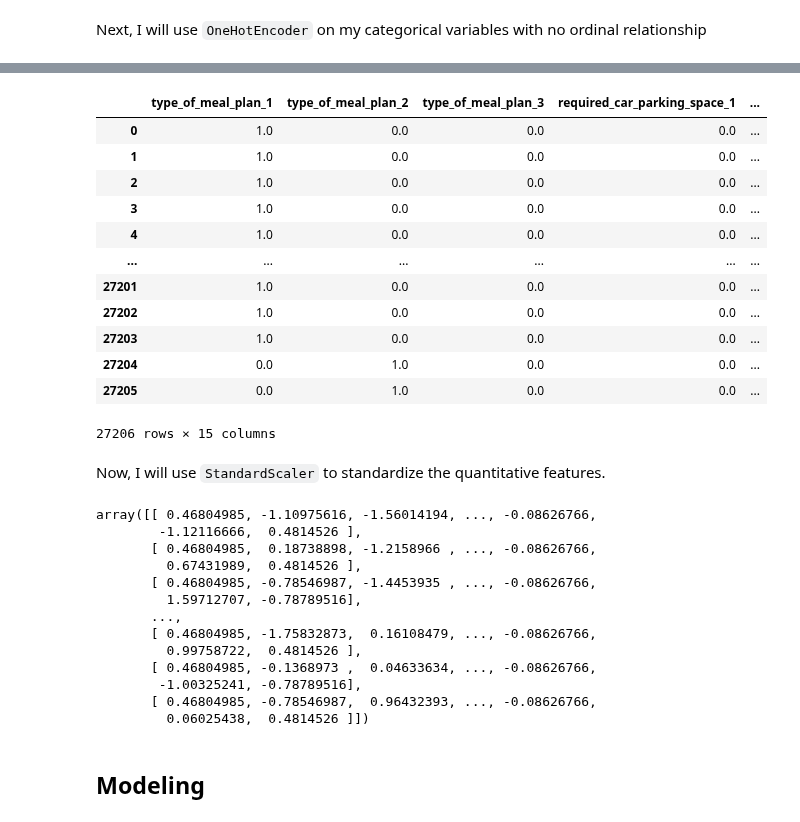
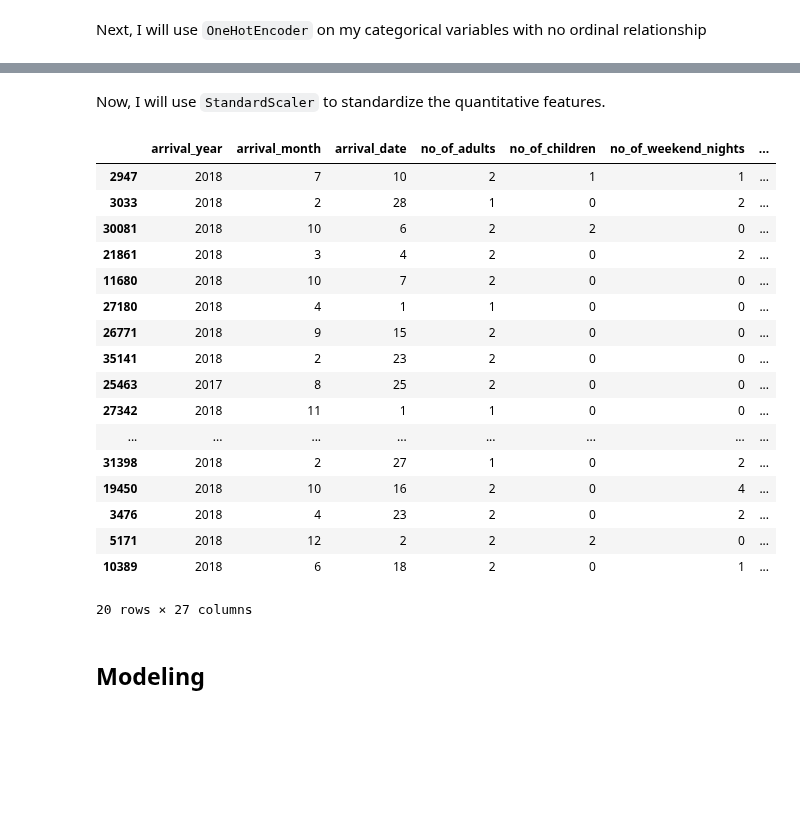
Before and after one commit to scarlettvalentin/hotel_reservations_project, a Jupyter notebook: notebook.ipynb, the cells around one changed output, grey strips where cells are left out. Saved outputs shown, nothing was run; the diff lists cells and outputs as text; code cells hidden in the pictures; blank space fills up the shorter version.

Commit message:
transform data with standard scaler

```diff
--- a/notebook.ipynb
+++ b/notebook.ipynb
@@ -234,63 +230,65 @@ ohe.fit_transform(categorical_train)
 ohe.transform(categorical_test)
 
 # Create new dataframes with One Hot Encoded columns
-categorical_train_ohe = pd.DataFrame(data = ohe.transform(categorical_train),
-                                    columns = ohe.get_feature_names_out())
+categorical_train_ohe = pd.DataFrame(data=ohe.transform(categorical_train),
+                                    columns=ohe.get_feature_names_out(),
+                                    index=categorical_train.index)
 
-categorical_test_ohe = pd.DataFrame(data = ohe.transform(categorical_test))
+categorical_test_ohe = pd.DataFrame(data=ohe.transform(categorical_test),
+                                   columns=ohe.get_feature_names_out(),
+                                   index=categorical_test.index)
-# %%
-categorical_train_ohe
-# %% [output]
-|  | type_of_meal_plan_1 | type_of_meal_plan_2 | type_of_meal_plan_3 | required_car_parking_space_1 | ... |
-| 0 | 1.0 | 0.0 | 0.0 | 0.0 | ... |
-| 1 | 1.0 | 0.0 | 0.0 | 0.0 | ... |
-| 2 | 1.0 | 0.0 | 0.0 | 0.0 | ... |
-| 3 | 1.0 | 0.0 | 0.0 | 0.0 | ... |
-| 4 | 1.0 | 0.0 | 0.0 | 0.0 | ... |
-| ... | ... | ... | ... | ... | ... |
-| 27201 | 1.0 | 0.0 | 0.0 | 0.0 | ... |
-| 27202 | 1.0 | 0.0 | 0.0 | 0.0 | ... |
-| 27203 | 1.0 | 0.0 | 0.0 | 0.0 | ... |
-| 27204 | 0.0 | 1.0 | 0.0 | 0.0 | ... |
-| 27205 | 0.0 | 1.0 | 0.0 | 0.0 | ... |
-27206 rows × 15 columns
 # %% [markdown]
 Now, I will use `StandardScaler` to standardize the quantitative features.
 # %%
 # Initialize the scaler
 scaler = StandardScaler()
 
-# Remove categorical features from dataset for now
-X_train = X_train[['arrival_year', 'arrival_month', 'arrival_date','no_of_adults', 'no_of_children',
+# Create dataframe with only quantitative variables
+quant_train = X_train[['arrival_year', 'arrival_month', 'arrival_date','no_of_adults', 'no_of_children',
                    'no_of_weekend_nights', 'no_of_week_nights', 'lead_time', 'no_of_previous_cancellations',
                    'no_of_previous_bookings_not_canceled', 'avg_price_per_room', 'no_of_special_requests']].copy()
 
-X_test = X_test[['arrival_year', 'arrival_month', 'arrival_date','no_of_adults', 'no_of_children',
+quant_test = X_test[['arrival_year', 'arrival_month', 'arrival_date','no_of_adults', 'no_of_children',
                    'no_of_weekend_nights', 'no_of_week_nights', 'lead_time', 'no_of_previous_cancellations',
                    'no_of_previous_bookings_not_canceled', 'avg_price_per_room', 'no_of_special_requests']].copy()
 
 # Fit and transform the train data
-scaler.fit_transform(X_train)
+scaler.fit_transform(quant_train)
 
 # Transform the test data
-scaler.transform(X_test)
+scaler.transform(quant_test)
+
+# Create new dataframes with Scaler columns
+quant_train_scaler = pd.DataFrame(data=scaler.transform(quant_train),
+                                  columns=quant_train.columns,
+                                  index=quant_train.index)
+
+quant_test_scaler = pd.DataFrame(data=scaler.transform(quant_test),
+                                  columns=quant_test.columns,
+                                  index=quant_test.index)
-# %% [output]
-array([[ 0.46804985, -1.10975616, -1.56014194, ..., -0.08626766,
-        -1.12116666,  0.4814526 ],
-       [ 0.46804985,  0.18738898, -1.2158966 , ..., -0.08626766,
-         0.67431989,  0.4814526 ],
-       [ 0.46804985, -0.78546987, -1.4453935 , ..., -0.08626766,
-         1.59712707, -0.78789516],
-       ...,
-       [ 0.46804985, -1.75832873,  0.16108479, ..., -0.08626766,
-         0.99758722,  0.4814526 ],
-       [ 0.46804985, -0.1368973 ,  0.04633634, ..., -0.08626766,
-        -1.00325241, -0.78789516],
-       [ 0.46804985, -0.78546987,  0.96432393, ..., -0.08626766,
-         0.06025438,  0.4814526 ]])
 # %%
 # Append one hot encoded data back to dataframe
-X_train.append(
+X_train_transformed = pd.concat([quant_train, categorical_train_ohe], axis=1)
+X_train_transformed.head(20)
+# %% [output]
+|  | arrival_year | arrival_month | arrival_date | no_of_adults | no_of_children | no_of_weekend_nights | ... |
+| 2947 | 2018 | 7 | 10 | 2 | 1 | 1 | ... |
+| 3033 | 2018 | 2 | 28 | 1 | 0 | 2 | ... |
+| 30081 | 2018 | 10 | 6 | 2 | 2 | 0 | ... |
+| 21861 | 2018 | 3 | 4 | 2 | 0 | 2 | ... |
+| 11680 | 2018 | 10 | 7 | 2 | 0 | 0 | ... |
+| 27180 | 2018 | 4 | 1 | 1 | 0 | 0 | ... |
+| 26771 | 2018 | 9 | 15 | 2 | 0 | 0 | ... |
+| 35141 | 2018 | 2 | 23 | 2 | 0 | 0 | ... |
+| 25463 | 2017 | 8 | 25 | 2 | 0 | 0 | ... |
+| 27342 | 2018 | 11 | 1 | 1 | 0 | 0 | ... |
+| ... | ... | ... | ... | ... | ... | ... | ... |
+| 31398 | 2018 | 2 | 27 | 1 | 0 | 2 | ... |
+| 19450 | 2018 | 10 | 16 | 2 | 0 | 4 | ... |
+| 3476 | 2018 | 4 | 23 | 2 | 0 | 2 | ... |
+| 5171 | 2018 | 12 | 2 | 2 | 2 | 0 | ... |
+| 10389 | 2018 | 6 | 18 | 2 | 0 | 1 | ... |
+20 rows × 27 columns
 # %%
 # List correlations between features target
 target = data['booking_status']
```
Also changed, not shown: parts of 1 cell of this notebook.
